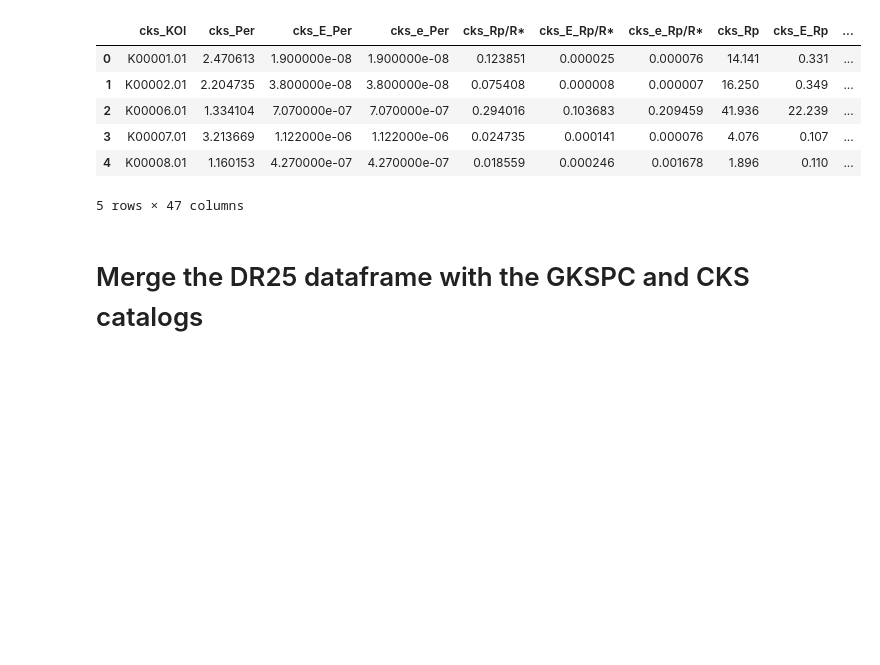
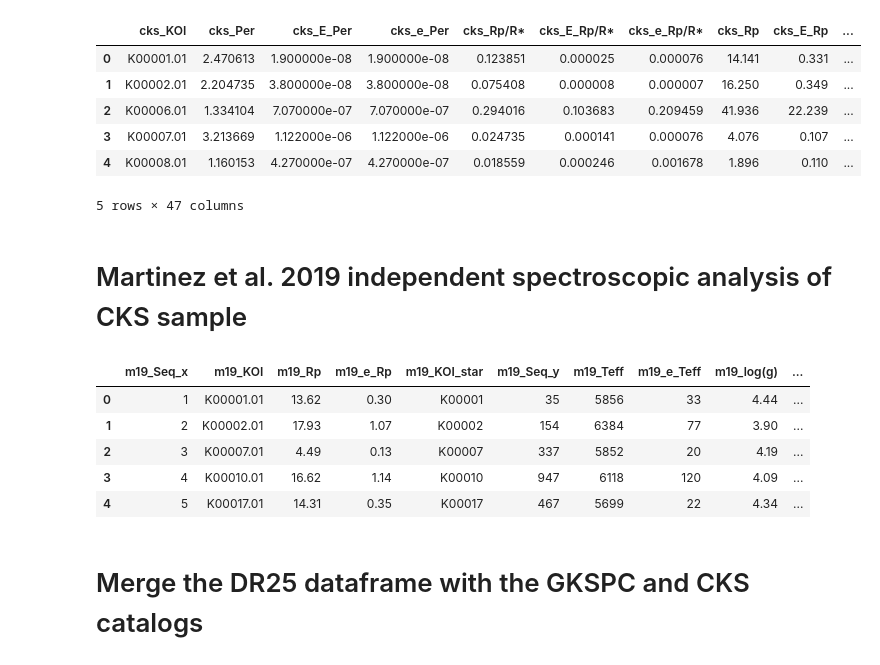
Before and after one commit to trevordavid/Kepler-Radii, a Jupyter notebook: Kepler-Radii/Sample-Selection.ipynb, the cells around one changed output. Cells and saved outputs as stored; diff of their text form; code cells hidden in the pictures; blank space fills up the shorter version.

Commit message:
Refining sample selection

```diff
--- a/Kepler-Radii/Sample-Selection.ipynb
+++ b/Kepler-Radii/Sample-Selection.ipynb
@@ -173,6 +174,34 @@ cks.head()
 | 3 | K00007.01 | 3.213669 | 1.122000e-06 | 1.122000e-06 | 0.024735 | 0.000141 | 0.000076 | 4.076 | 0.107 | ... |
 | 4 | K00008.01 | 1.160153 | 4.270000e-07 | 4.270000e-07 | 0.018559 | 0.000246 | 0.001678 | 1.896 | 0.110 | ... |
 5 rows × 47 columns
+# %% [markdown]
+# Martinez et al. 2019 independent spectroscopic analysis of CKS sample
+# %%
+m19_st = Table.read("https://cdsarc.cds.unistra.fr/ftp/J/ApJ/875/29/table1.dat",
+                 readme="https://cdsarc.cds.unistra.fr/ftp/J/ApJ/875/29/ReadMe",
+                 format="ascii.cds")
+
+m19_pl = Table.read("https://cdsarc.cds.unistra.fr/ftp/J/ApJ/875/29/table2.dat",
+                 readme="https://cdsarc.cds.unistra.fr/ftp/J/ApJ/875/29/ReadMe",
+                 format="ascii.cds")
+
+m19_pl['KOI_star'] = [k.split(".")[0] for k in m19_pl['KOI']]
+
+m19_st = m19_st.to_pandas()
+m19_pl = m19_pl.to_pandas()
+m19_st = m19_st.rename(columns={"Name": "KOI_star"})
+
+m19 = m19_pl.merge(m19_st, how='left', left_on='KOI_star', right_on='KOI_star')
+
+prepend_dataframe_columns(m19, 'm19_')
+m19.head()
+# %% [output]
+|  | m19_Seq_x | m19_KOI | m19_Rp | m19_e_Rp | m19_KOI_star | m19_Seq_y | m19_Teff | m19_e_Teff | m19_log(g) | ... |
+| 0 | 1 | K00001.01 | 13.62 | 0.30 | K00001 | 35 | 5856 | 33 | 4.44 | ... |
+| 1 | 2 | K00002.01 | 17.93 | 1.07 | K00002 | 154 | 6384 | 77 | 3.90 | ... |
+| 2 | 3 | K00007.01 | 4.49 | 0.13 | K00007 | 337 | 5852 | 20 | 4.19 | ... |
+| 3 | 4 | K00010.01 | 16.62 | 1.14 | K00010 | 947 | 6118 | 120 | 4.09 | ... |
+| 4 | 5 | K00017.01 | 14.31 | 0.35 | K00017 | 467 | 5699 | 22 | 4.34 | ... |
 # %% [markdown]
 # Merge the DR25 dataframe with the GKSPC and CKS catalogs
 # %%
```
Also changed, not shown: parts of 22 cells of this notebook.
